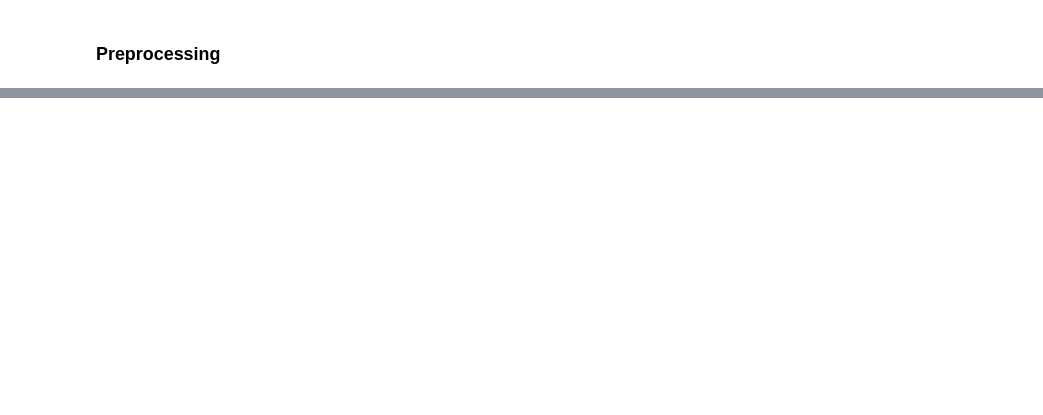
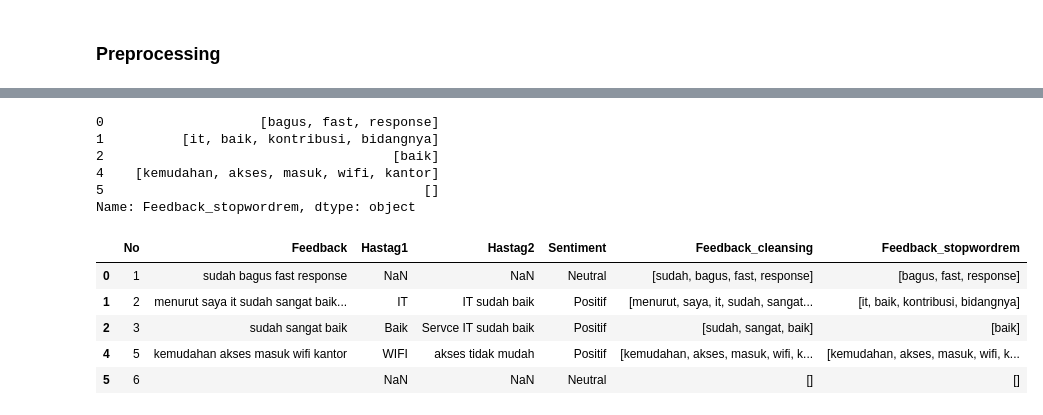
Before and after one commit to khaeraniazi/khaerani, a Jupyter notebook: Final_Project.ipynb, the cells around one changed output, grey strips where cells are left out. Saved outputs shown, nothing was run; the diff lists cells and outputs as text; code cells hidden in the pictures; blank space fills up the shorter version.

```diff
--- a/Final_Project.ipynb
+++ b/Final_Project.ipynb
@@ -165,0 +278,62 @@ plt.show()
+# %%
+from nltk.corpus import stopwords
+
+# ----------------------- get stopword from NLTK stopword -------------------------------
+# get stopword indonesia
+list_stopwords = stopwords.words('indonesian')
+list_stopwords.remove('baik')
+# sw_list = {"baik"}
+# list_stopwords = list_stopwords.difference(sw_list)
+
+# all_stopwords_gensim = STOPWORDS
+# sw_list = {"not"}
+# all_stopwords_gensim = STOPWORDS.difference(sw_list)
+
+
+# ---------------------------- MANUALY ADD STOPWORD  ------------------------------------
+# append additional stopword
+list_stopwords.extend(["yg", "dg", "rt", "dgn", "ny", "d", 'klo',
+                       'kalo', 'amp', 'biar', 'bikin', 'bilang',
+                       'gak', 'ga', 'krn', 'nya', 'nih', 'sih',
+                       'si', 'tau', 'tdk', 'tuh', 'utk', 'ya',
+                       'jd', 'jgn', 'sdh', 'aja', 'n', 't',
+                       'nyg', 'hehe', 'pen', 'u', 'nan', 'loh', 'rt',
+                       '&amp', 'yah','terkait', 'mohon','terkadang','sata'])
+
+# ----------------------- add stopword from txt file ------------------------------------
+# read txt stopword using pandas
+# txt_stopword = pd.read_csv("stopwords.txt", names= ["stopwords"], header = None)
+
+# convert stopword string to list & append additional stopword
+# list_stopwords.extend(txt_stopword["stopwords"][0].split(' '))
+
+# ---------------------------------------------------------------------------------------
+
+# convert list to dictionary
+list_stopwords = set(list_stopwords)
+
+
+#remove stopword pada list token
+def stopwords_removal(words):
+    return [word for word in words if word not in list_stopwords]
+
+df['Feedback_stopwordrem'] = df['Feedback_cleansing'].apply(stopwords_removal)
+
+
+print(df['Feedback_stopwordrem'].head())
+# %% [output]
+0                    [bagus, fast, response]
+1          [it, baik, kontribusi, bidangnya]
+2                                     [baik]
+4    [kemudahan, akses, masuk, wifi, kantor]
+5                                         []
+Name: Feedback_stopwordrem, dtype: object
+# %%
+df.head()
+# %% [output]
+|  | No | Feedback | Hastag1 | Hastag2 | Sentiment | Feedback_cleansing | Feedback_stopwordrem |
+| 0 | 1 | sudah bagus fast response | NaN | NaN | Neutral | [sudah, bagus, fast, response] | [bagus, fast, response] |
+| 1 | 2 | menurut saya it sudah sangat baik... | IT | IT sudah baik | Positif | [menurut, saya, it, sudah, sangat... | [it, baik, kontribusi, bidangnya] |
+| 2 | 3 | sudah sangat baik | Baik | Servce IT sudah baik | Positif | [sudah, sangat, baik] | [baik] |
+| 4 | 5 | kemudahan akses masuk wifi kantor | WIFI | akses tidak mudah | Positif | [kemudahan, akses, masuk, wifi, k... | [kemudahan, akses, masuk, wifi, k... |
+| 5 | 6 |  | NaN | NaN | Neutral | [] | [] |
```
Also changed, not shown: parts of 48 cells of this notebook.
